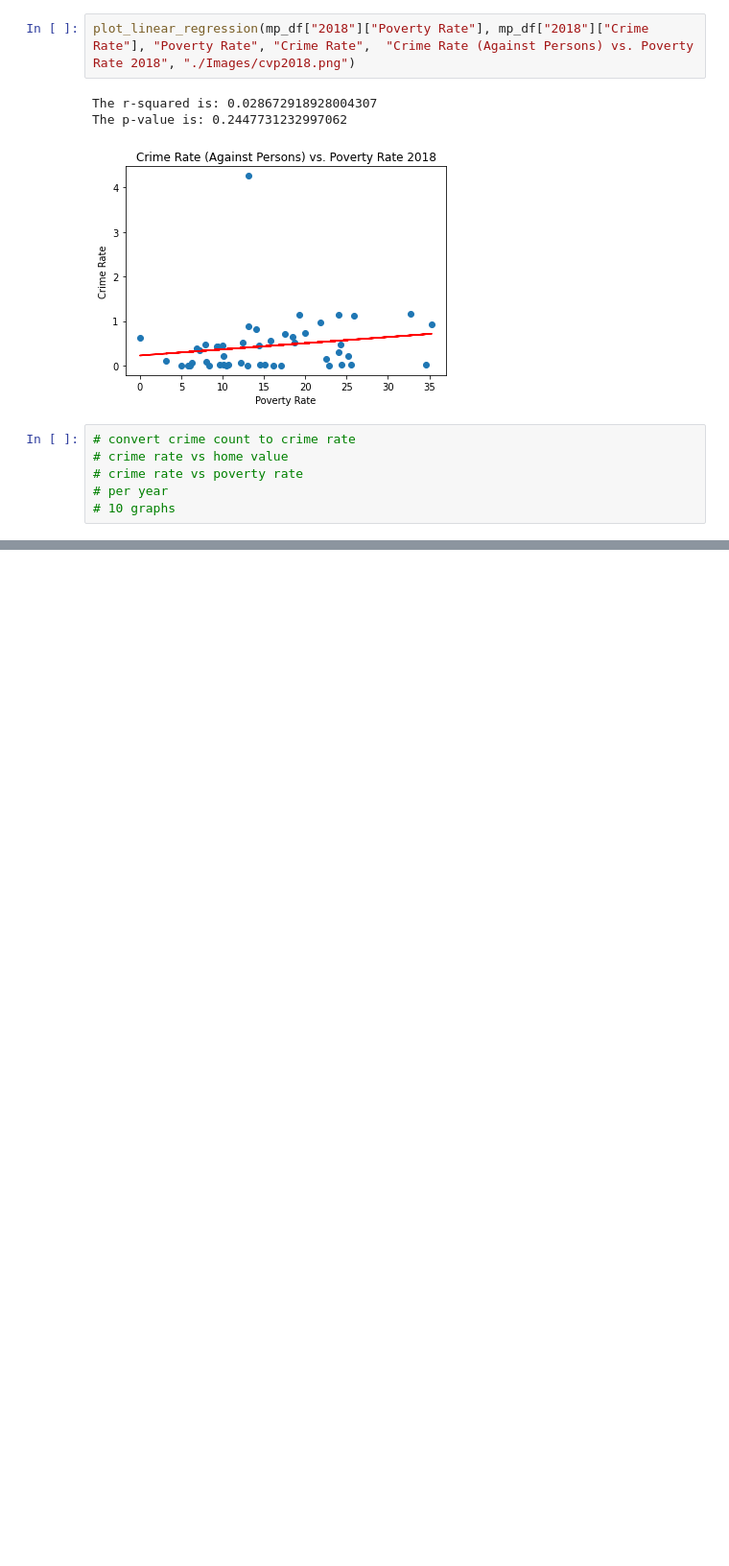
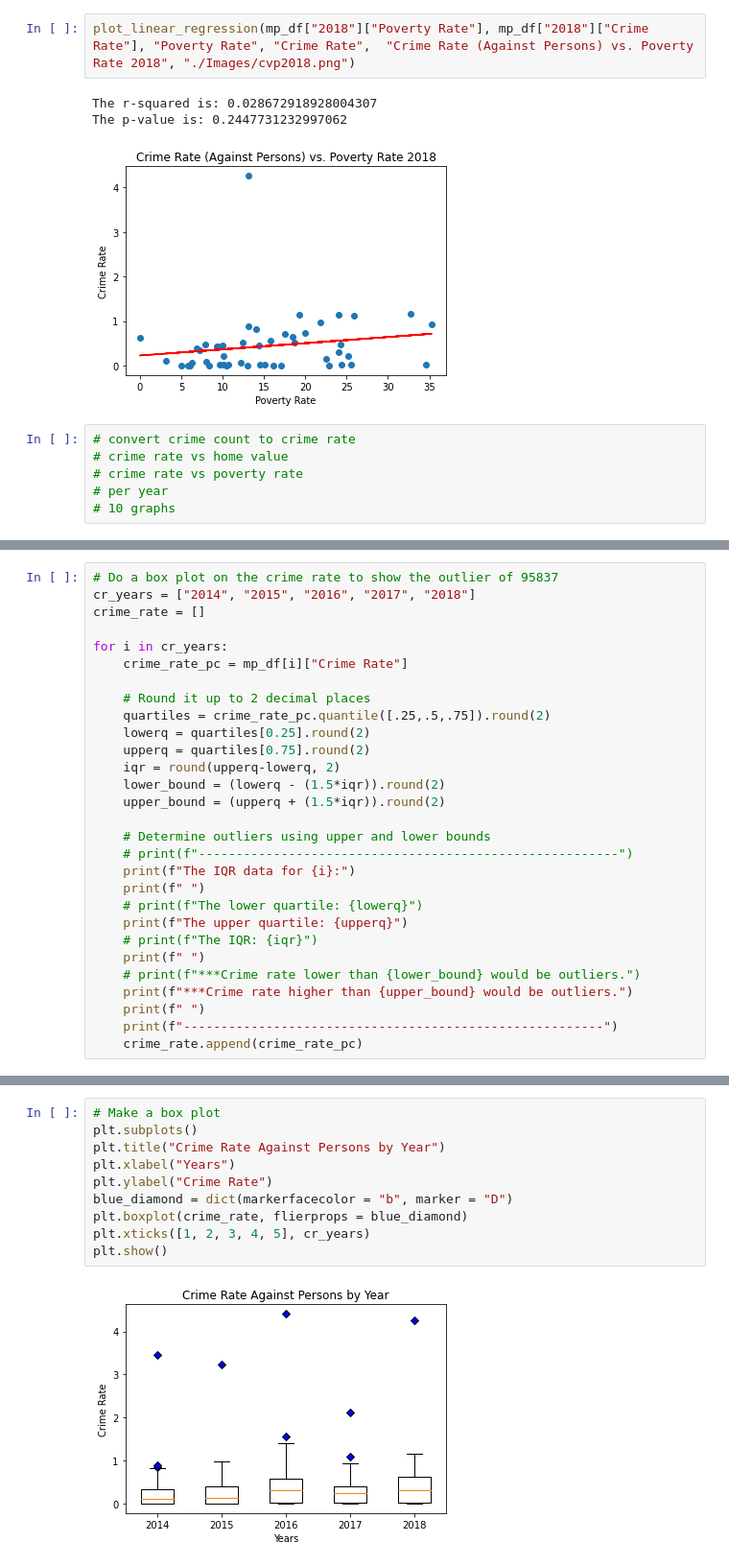
Before and after one commit to sean-galloway/Crime_and_Poverty, a Jupyter notebook: ScatterRegress_CrimeRate_HV_PV.ipynb, the cells around one changed output, grey strips where cells are left out. Shown at 96% size. Cells and saved outputs as stored; diff of their text form; blank space fills up the shorter version.

Commit message:
outlier analysis and remove outlier zipcode

```diff
--- a/ScatterRegress_CrimeRate_HV_PV.ipynb
+++ b/ScatterRegress_CrimeRate_HV_PV.ipynb
@@ -151,0 +127,29 @@ plt.show()
+# %%
+# Do a box plot on the crime rate to show the outlier of 95837
+cr_years = ["2014", "2015", "2016", "2017", "2018"]
+crime_rate = []
+
+for i in cr_years:
+    crime_rate_pc = mp_df[i]["Crime Rate"]
+
+    # Round it up to 2 decimal places
+    quartiles = crime_rate_pc.quantile([.25,.5,.75]).round(2)
+    lowerq = quartiles[0.25].round(2)
+    upperq = quartiles[0.75].round(2)
+    iqr = round(upperq-lowerq, 2)
+    lower_bound = (lowerq - (1.5*iqr)).round(2)
+    upper_bound = (upperq + (1.5*iqr)).round(2)
+
+    # Determine outliers using upper and lower bounds
+    # print(f"--------------------------------------------------------")
+    print(f"The IQR data for {i}:")
+    print(f" ")
+    # print(f"The lower quartile: {lowerq}")
+    print(f"The upper quartile: {upperq}")
+    # print(f"The IQR: {iqr}")
+    print(f" ")
+    # print(f"***Crime rate lower than {lower_bound} would be outliers.")
+    print(f"***Crime rate higher than {upper_bound} would be outliers.")
+    print(f" ")
+    print(f"--------------------------------------------------------")
+    crime_rate.append(crime_rate_pc)
@@ -151,0 +174,12 @@ plt.show()
+# %%
+# Make a box plot
+plt.subplots()
+plt.title("Crime Rate Against Persons by Year")
+plt.xlabel("Years")
+plt.ylabel("Crime Rate")
+blue_diamond = dict(markerfacecolor = "b", marker = "D")
+plt.boxplot(crime_rate, flierprops = blue_diamond)
+plt.xticks([1, 2, 3, 4, 5], cr_years)
+plt.show()
+# %% [output]
+[figure, added]
```
Also changed, not shown: parts of 10 cells of this notebook, 1 other file.
